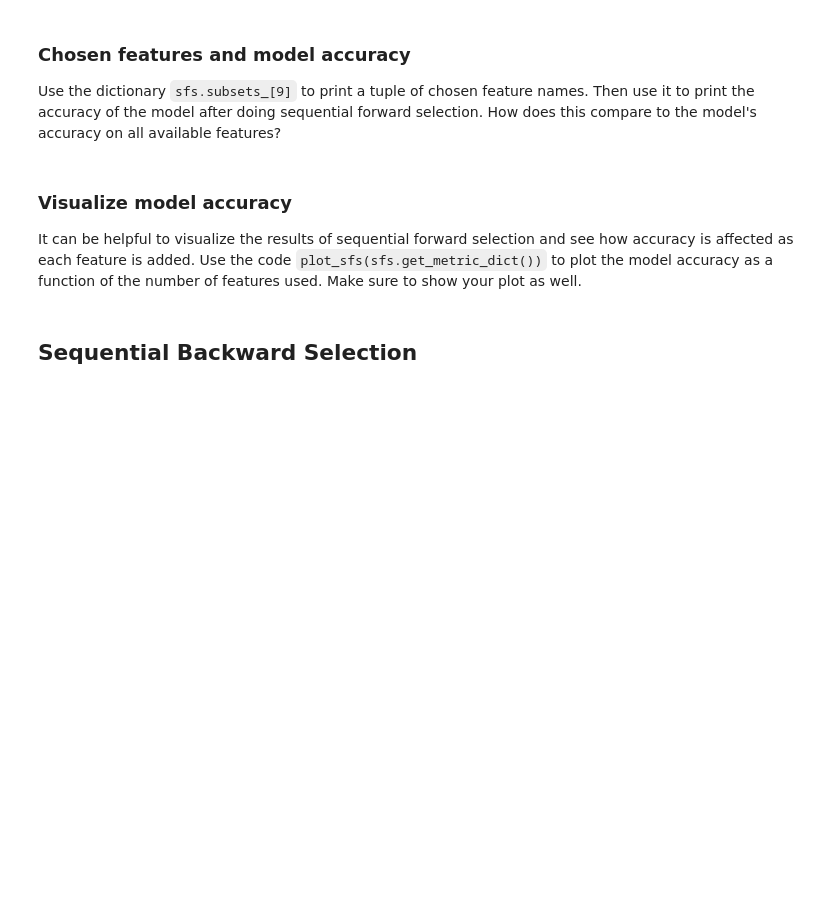
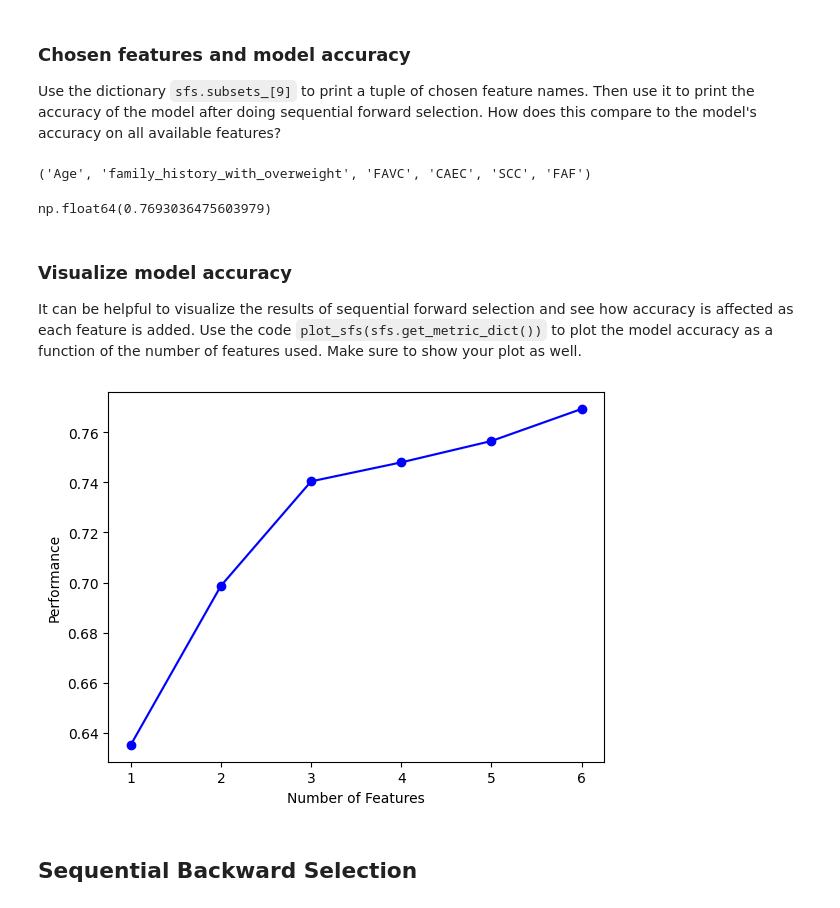
Before and after one commit to ramtob/CDC-wrapper_methods, a Jupyter notebook: wrapper_method_starter.ipynb, the cells around one changed output. Drawn from its saved outputs; the diff is of its cells as text; code cells hidden in the pictures; blank space fills up the shorter version.

```diff
--- a/wrapper_method_starter.ipynb
+++ b/wrapper_method_starter.ipynb
@@ -95,3 +93,6 @@ sfs = SFS(lr, k_features=9, forward=True, floating=False, scoring='accuracy', cv
+# %%
+# The text says "k_features=9" but it should be 6 according to the solution notebook and also the hints on the website.
+sfs = SFS(lr, k_features=6, forward=True, floating=False, scoring='accuracy', cv=0)
 # %% [markdown]
 ### Fit the model
 
@@ -107,10 +122,21 @@ Now that you've run the sequential forward selection algorithm on the logistic r
 ### Chosen features and model accuracy
 
 Use the dictionary `sfs.subsets_[9]` to print a tuple of chosen feature names. Then use it to print the accuracy of the model after doing sequential forward selection. How does this compare to the model's accuracy on all available features?
+# %%
+print(sfs_results['feature_names'])
+sfs_results['avg_score']
+# %% [output]
+('Age', 'family_history_with_overweight', 'FAVC', 'CAEC', 'SCC', 'FAF')
+np.float64(0.7693036475603979)
 # %% [markdown]
 ### Visualize model accuracy
 
 It can be helpful to visualize the results of sequential forward selection and see how accuracy is affected as each feature is added. Use the code `plot_sfs(sfs.get_metric_dict())` to plot the model accuracy as a function of the number of features used. Make sure to show your plot as well.
+# %%
+plot_sfs(sfs.get_metric_dict())
+plt.show()
+# %% [output]
+[figure, added]
 # %% [markdown]
 ## Sequential Backward Selection
 # %% [markdown]
```
Also changed, not shown: parts of 2 cells of this notebook.
